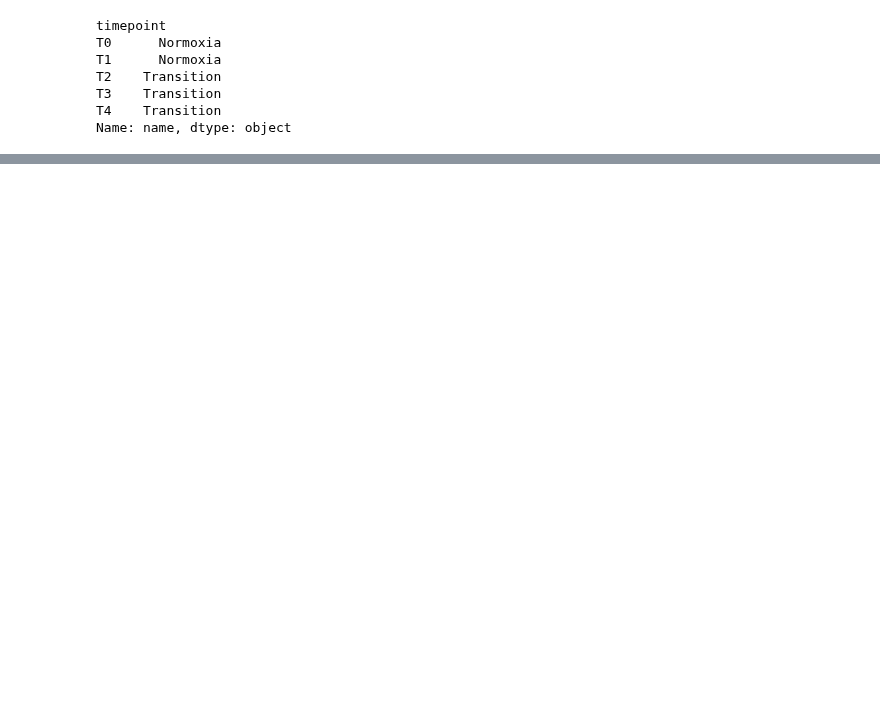
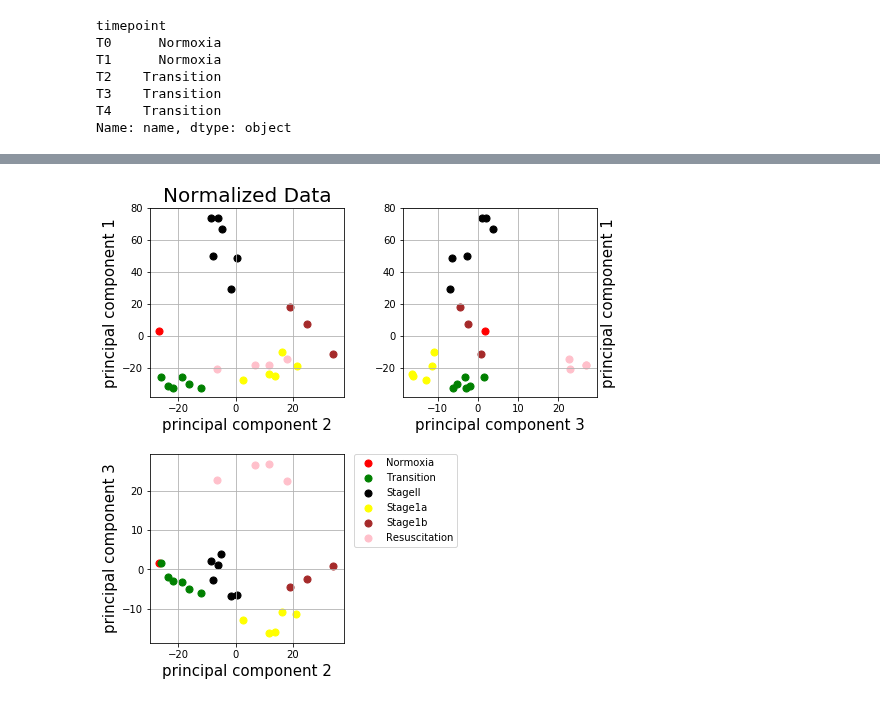
Before and after one commit to uwescience/old_xstate, a Jupyter notebook: notebooks/PCA Analysis.ipynb, the cells around one changed output, grey strips where cells are left out. Saved outputs shown, nothing was run; the diff lists cells and outputs as text; code cells hidden in the pictures; blank space fills up the shorter version.

```diff
--- a/notebooks/PCA Analysis.ipynb
+++ b/notebooks/PCA Analysis.ipynb
@@ -101,0 +174,4 @@ Name: name, dtype: object
+# %%
+_ = doPCA3(df_X, ser_y, title="Normalized Data")
+# %% [output]
+[figure, added]
```
Also changed, not shown: parts of 14 cells of this notebook, 1 other file.
